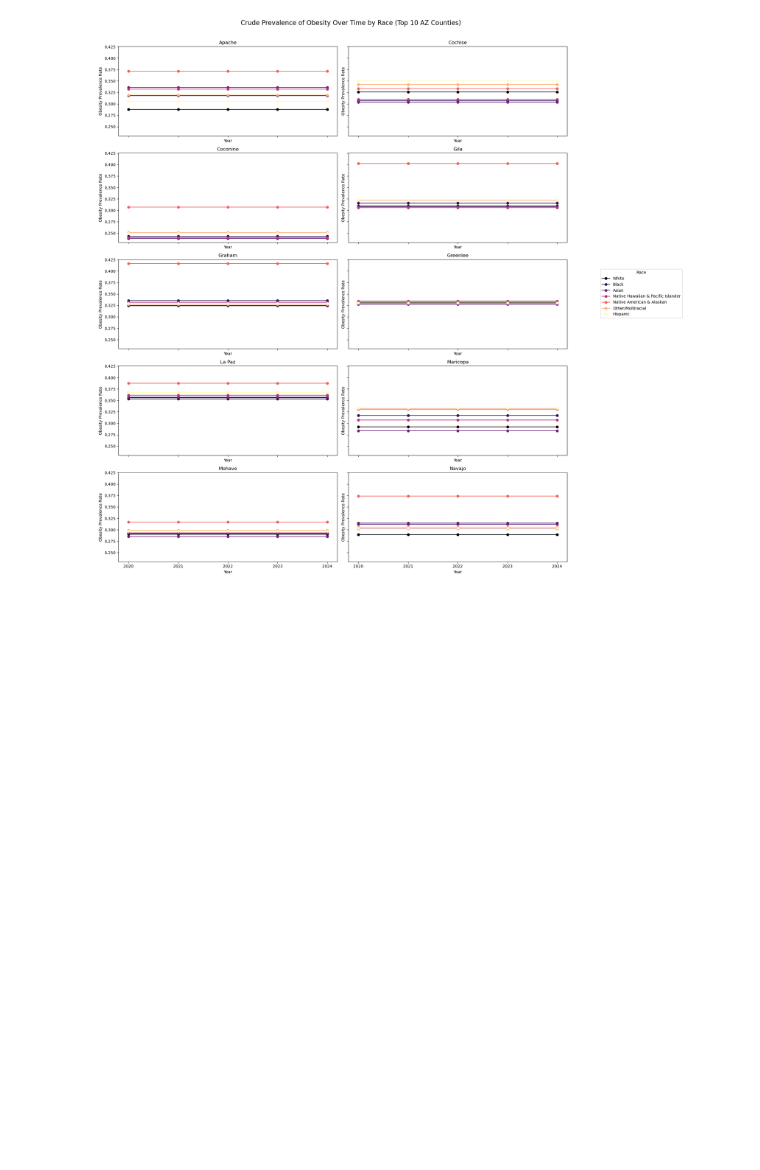
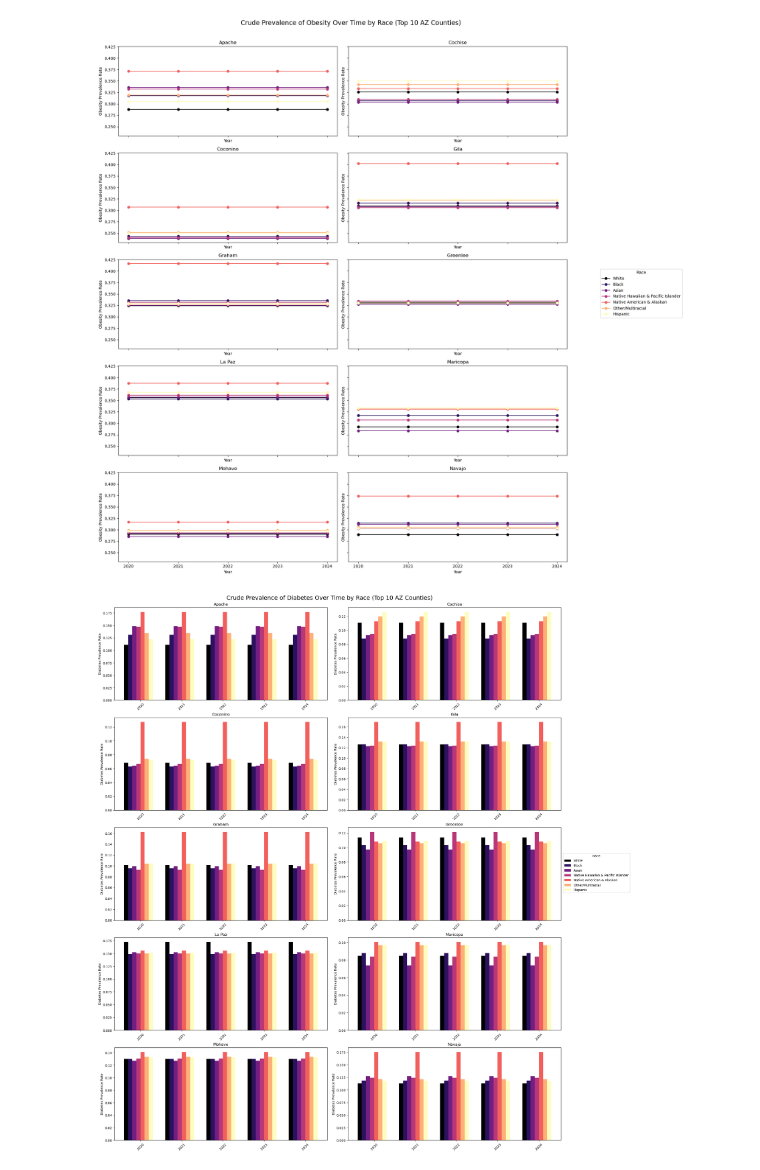
Before and after one commit to INFO-698-InfoSci-Capstone/geo-health-ai, a Jupyter notebook: Working_Files/cjcodeforviz_rh.ipynb, the cells around one changed output. Cells and saved outputs as stored; diff of their text form; code cells hidden in the pictures; blank space fills up the shorter version.

Commit message:
Added some bar plot visuals as well! --more to come i think

```diff
--- a/Working_Files/cjcodeforviz_rh.ipynb
+++ b/Working_Files/cjcodeforviz_rh.ipynb
@@ -414,3 +414,59 @@ plt.tight_layout(rect=[0, 0, 0.93, 0.97])  # adjusts space for legend and title
 plt.show()
 # %% [output]
 [figure]
+# %%
+# Test bar plot instead?
+
+# Bar for Diabetes
+# Define top 10 counties
+counties = [
+    'Apache', 'Cochise', 'Coconino', 'Gila', 'Graham',
+    'Greenlee', 'La Paz', 'Maricopa', 'Mohave', 'Navajo'
+]
+
+# Define race columns
+race_columns = {
+    '%WhiteDiabetes': 'White',
+    '%BlackDiabetes': 'Black',
+    '%AsianDiabetes': 'Asian',
+    '%NHOPIDiabetes': 'Native Hawaiian & Pacific Islander',
+    '%AIANDiabetes': 'Native American & Alaskan',
+    '%OMultirDiabetes': 'Other/Multiracial',
+    '%HispanicDiabetes': 'Hispanic'
+}
+
+# Set up color map
+cmap = plt.colormaps.get_cmap('magma').resampled(len(race_columns))
+colors = [cmap(i) for i in range(len(race_columns))]
+
+# Setup the subplot grid
+fig, axes = plt.subplots(5, 2, figsize=(20, 24), constrained_layout=True)
+axes = axes.flatten()
+bar_width = 0.1
+
+for idx, county in enumerate(counties):
+    ax = axes[idx]
+    subset = Unioned_Data_By_Race[Unioned_Data_By_Race['CountyName'] == county]
+    years = subset['year'].values
+
+    # X positions for each year
+    x = np.arange(len(years))
+
+    for i, (col, label) in enumerate(race_columns.items()):
+        heights = subset[col].values
+        offsets = x + (i - len(race_columns)/2) * bar_width
+        ax.bar(offsets, heights, width=bar_width, color=colors[i], label=label)
+
+    ax.set_title(f'{county}', fontsize=12)
+    ax.set_xticks(x)
+    ax.set_xticklabels(years, rotation=45)
+    ax.set_ylabel('Diabetes Prevalence Rate')
+
+# One legend for all plots
+handles, labels = ax.get_legend_handles_labels()
+fig.legend(handles, labels, title='Race', loc='center right', bbox_to_anchor=(1.15, 0.5))
+
+plt.suptitle('Crude Prevalence of Diabetes Over Time by Race (Top 10 AZ Counties)', fontsize=18)
+plt.show()
+# %% [output]
+[figure, added]
```
Also changed, not shown: parts of 1 cell of this notebook.
